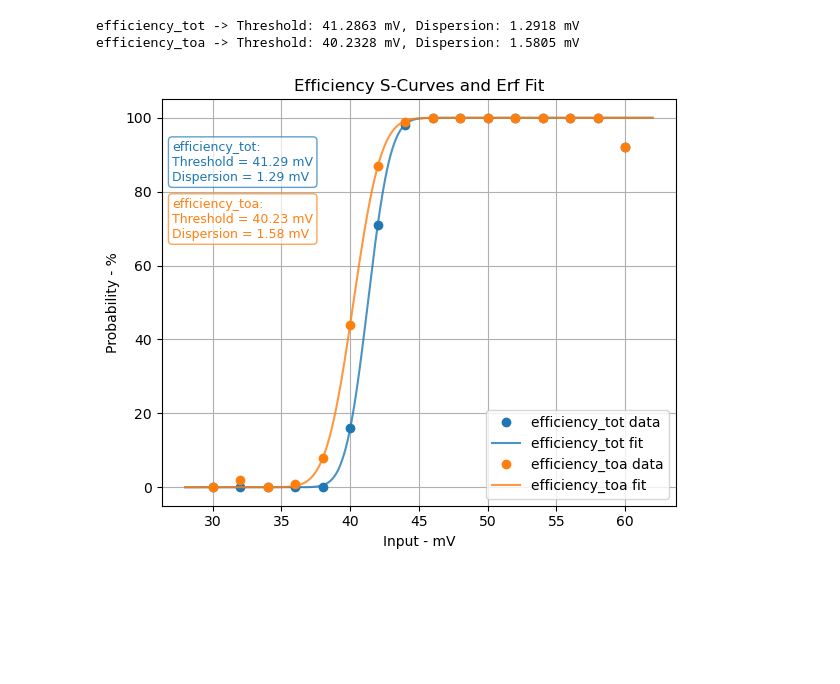
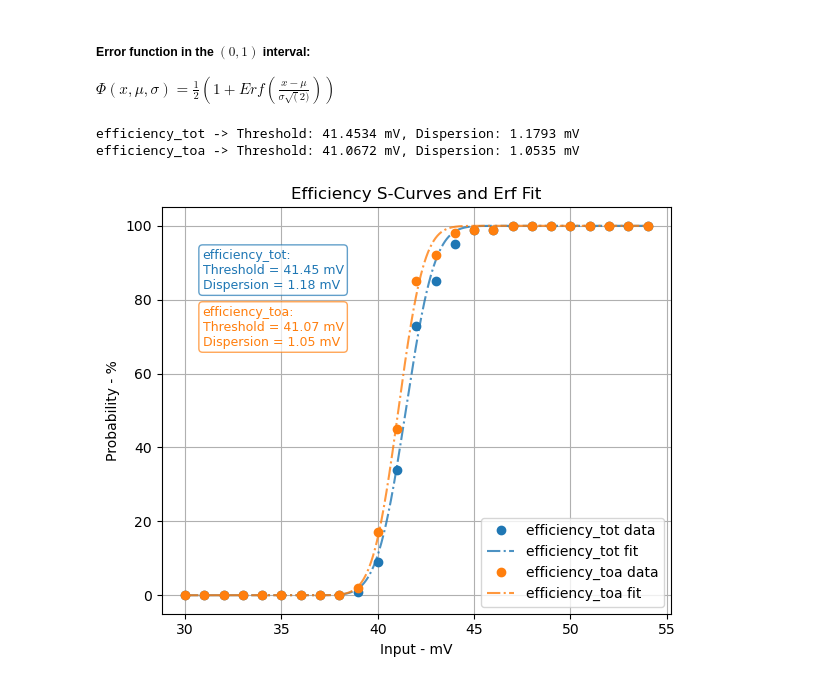
Before and after one commit to agalliani/falaphel3-daq, a Jupyter notebook: analisi_dati.ipynb, the cells around one changed output. Saved outputs shown, nothing was run; the diff lists cells and outputs as text; code cells hidden in the pictures; blank space fills up the shorter version.

```diff
--- a/analisi_dati.ipynb
+++ b/analisi_dati.ipynb
@@ -8,10 +8,8 @@ from scipy.optimize import curve_fit
 from numpy.lib.scimath import sqrt
 from scipy.special import erf
 
-def myERF(x, mu, sigma):
-    return 0.5*(1 + erf((x-mu)/(sigma*sqrt(2))))
 
-file_path = Path(r"C:\Users\andre\Documents\Microlab\Falaphel\TOT-AFE\BoardDAQ\falaphel3-daq\daq_software\export\data_falaphel_prin_251030_154047.tsv")
+file_path = Path(r"C:\Users\andre\Documents\Microlab\Falaphel\TOT-AFE\BoardDAQ\falaphel3-daq\daq_software\export\data_falaphel_prin_251030_170839.tsv")
 
 if not file_path.exists():
     raise FileNotFoundError(f"File not found: {file_path}")
@@ -20,6 +18,8 @@ if not file_path.exists():
 for enc in ("utf-8", "latin-1"):
     try:
         df = pd.read_csv(file_path, sep="\t", encoding=enc, comment="#", low_memory=False)
+        # drop the first data row and reset index
+        df = df.iloc[1:].reset_index(drop=True)
         break
     except Exception:
         df = None
@@ -31,7 +31,7 @@ print(df.head(10))
 
 # Plot plt.plot con colonna voltage come x e tot_avg come y
 plt.figure(figsize=(6, 6))
-plt.plot(df["voltage"], df["tot_avg"], marker='o', linestyle='-')
+plt.plot(df["voltage"], df["toa_avg"], marker='o', linestyle='-')
 plt.title("Average Time Over Threshold vs Voltage")
 plt.xlabel("Voltage (mV)")
 plt.ylabel("Average Time Over Threshold (tot_avg)")
@@ -53,0 +54,3 @@ Loaded 16 rows, 7 columns (encoding utf-8)
+# %% [markdown]
+##### Error function in the $(0,1)$ interval:
+$\Phi(x, \mu, \sigma) = \frac{1}{2} ( 1 + Erf( \frac{x-\mu}{\sigma \sqrt(2)} ) )$
@@ -78,40 +84,48 @@ for i, col in enumerate(cols):
     guess = [np.median(xdata), max(1.0, (xdata.max() - xdata.min()) / 4.0)]
 
     try:
-        popt, pcov = curve_fit(myERF, xdata, ydata, p0=guess, bounds=([-np.inf, 1e-6],[np.inf, np.inf]))
+        popt, pcov = curve_fit(
+            myERF,
+            xdata,
+            ydata,
+            p0=guess,
+            bounds=([-np.inf, 1e-6], [np.inf, np.inf]),
+        )
         fit_mu, fit_sigma = popt
     except Exception as e:
         print(f"Fit failed for {col}: {e}")
         continue
 
+    # compute fit only inside the measured data range
+    x_fit = np.linspace(xdata.min(), xdata.max(), 1000)
     fit_y = myERF(x_fit, fit_mu, fit_sigma)
 
     # plot data points as percent and fit as percent
     ax.plot(xdata, ydata * 100, "o", color=colors[col], label=f"{col} data")
-    ax.plot(x_fit, fit_y * 100, "-", color=colors[col], alpha=0.8, label=f"{col} fit")
+    ax.plot(x_fit, fit_y * 100, "-.", color=colors[col], alpha=0.8, label=f"{col} fit")
 
     # annotate with threshold and dispersion (mV)
     ax.text(
-        0.02,
+        0.08,
         0.8 - i * 0.14,
         f"{col}:\nThreshold = {fit_mu:.2f} mV\nDispersion = {fit_sigma:.2f} mV",
         transform=ax.transAxes,
         color=colors[col],
         fontsize=9,
         bbox=dict(boxstyle="round,pad=0.3", fc="white", ec=colors[col], alpha=0.7),
     )
 
     print(f"{col} -> Threshold: {fit_mu:.4f} mV, Dispersion: {fit_sigma:.4f} mV")
 
 ax.set_xlabel("Input - mV")
 ax.set_ylabel("Probability - %")
 ax.set_title("Efficiency S-Curves and Erf Fit")
 ax.grid(True)
 ax.legend()
 fig.tight_layout()
 fig.savefig("efficiency_s_curves.png", bbox_inches="tight")
 plt.show()
 # %% [output]
-efficiency_tot -> Threshold: 41.2863 mV, Dispersion: 1.2918 mV
-efficiency_toa -> Threshold: 40.2328 mV, Dispersion: 1.5805 mV
+efficiency_tot -> Threshold: 41.4534 mV, Dispersion: 1.1793 mV
+efficiency_toa -> Threshold: 41.0672 mV, Dispersion: 1.0535 mV
-[figure, old version]
+[figure, new version]
```
Also changed, not shown: parts of 2 cells of this notebook, 23 other files.
